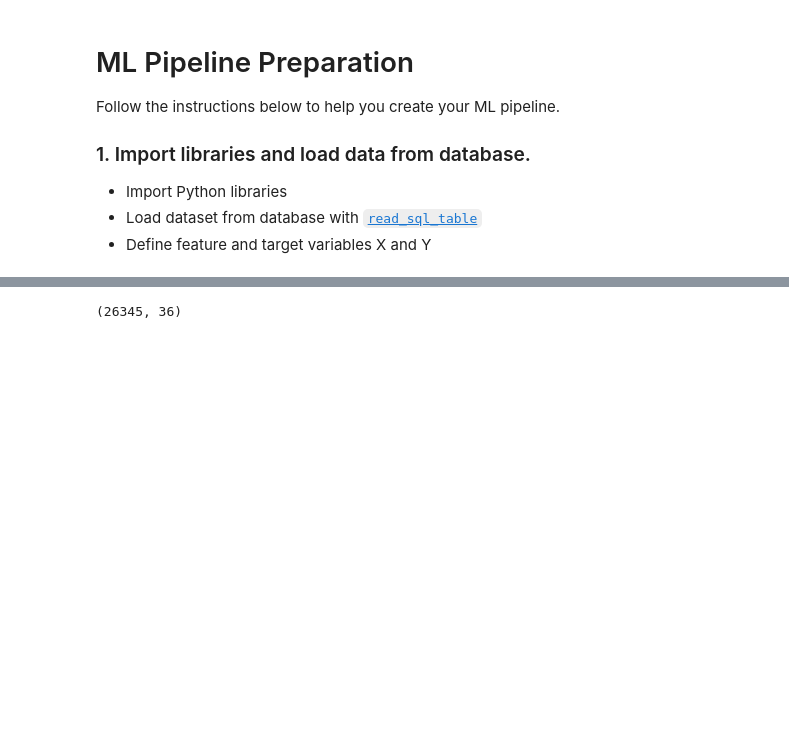
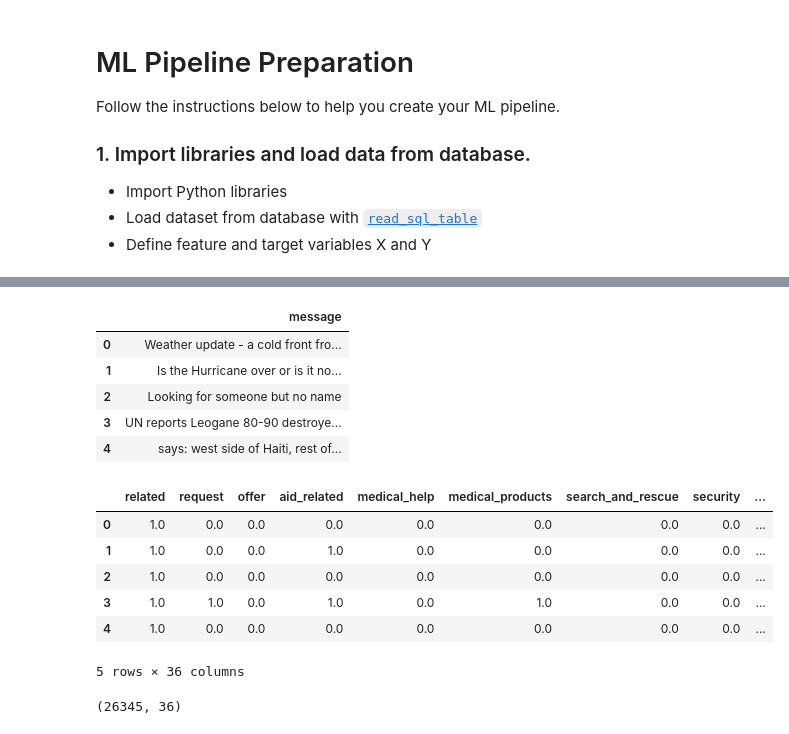
Before and after one commit to PavanKB/disaster_response, a Jupyter notebook: models/ML Pipeline Preparation.ipynb, the cells around one changed output, grey strips where cells are left out. Drawn from its saved outputs; the diff is of its cells as text; code cells hidden in the pictures; blank space fills up the shorter version.

```diff
--- a/models/ML Pipeline Preparation.ipynb
+++ b/models/ML Pipeline Preparation.ipynb
@@ -19,17 +36,37 @@ import string
 # %%
 # load data from database
-engine = create_engine('sqlite:///disaster_response.db')
-df = pd.read_sql_table(con=engine, table_name='cleaned_data')
+def load_data(db, table_name):
+    engine = create_engine(db)
+    df = pd.read_sql_table(con=engine, table_name=table_name)
 
-df.head()
-
-X = df[['message']]
-Y = df[['related', 'request', 'offer',
+    X = df[['message']]
+    y = df[['related', 'request', 'offer',
        'aid_related', 'medical_help', 'medical_products', 'search_and_rescue',
        'security', 'military', 'child_alone', 'water', 'food', 'shelter',
        'clothing', 'money', 'missing_people', 'refugees', 'death', 'other_aid',
        'infrastructure_related', 'transport', 'buildings', 'electricity',
        'tools', 'hospitals', 'shops', 'aid_centers', 'other_infrastructure',
        'weather_related', 'floods', 'storm', 'fire', 'earthquake', 'cold',
        'other_weather', 'direct_report']]
+
+    return X, y
+
+X, y = load_data('sqlite:///../data/DisasterResponse.db', 'cleaned_data')
+
+display(X.head(5))
+display(y.head(5))
+# %% [output]
+|  | message |
+| 0 | Weather update - a cold front fro... |
+| 1 | Is the Hurricane over or is it no... |
+| 2 | Looking for someone but no name |
+| 3 | UN reports Leogane 80-90 destroye... |
+| 4 | says: west side of Haiti, rest of... |
+|  | related | request | offer | aid_related | medical_help | medical_products | search_and_rescue | security | ... |
+| 0 | 1.0 | 0.0 | 0.0 | 0.0 | 0.0 | 0.0 | 0.0 | 0.0 | ... |
+| 1 | 1.0 | 0.0 | 0.0 | 1.0 | 0.0 | 0.0 | 0.0 | 0.0 | ... |
+| 2 | 1.0 | 0.0 | 0.0 | 0.0 | 0.0 | 0.0 | 0.0 | 0.0 | ... |
+| 3 | 1.0 | 1.0 | 0.0 | 1.0 | 0.0 | 1.0 | 0.0 | 0.0 | ... |
+| 4 | 1.0 | 0.0 | 0.0 | 0.0 | 0.0 | 0.0 | 0.0 | 0.0 | ... |
+5 rows × 36 columns
 # %%
```
Also changed, not shown: parts of 29 cells of this notebook.
